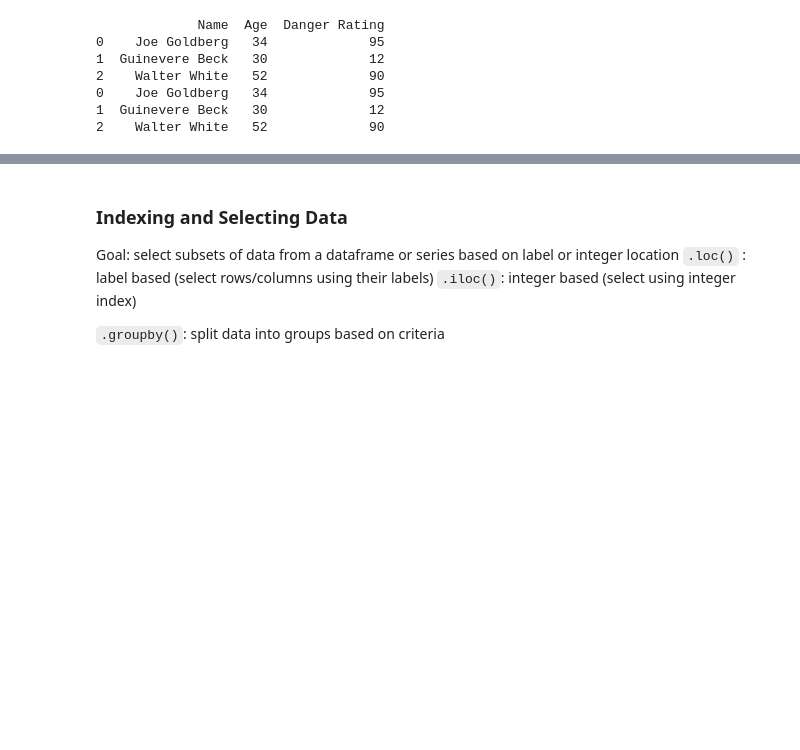
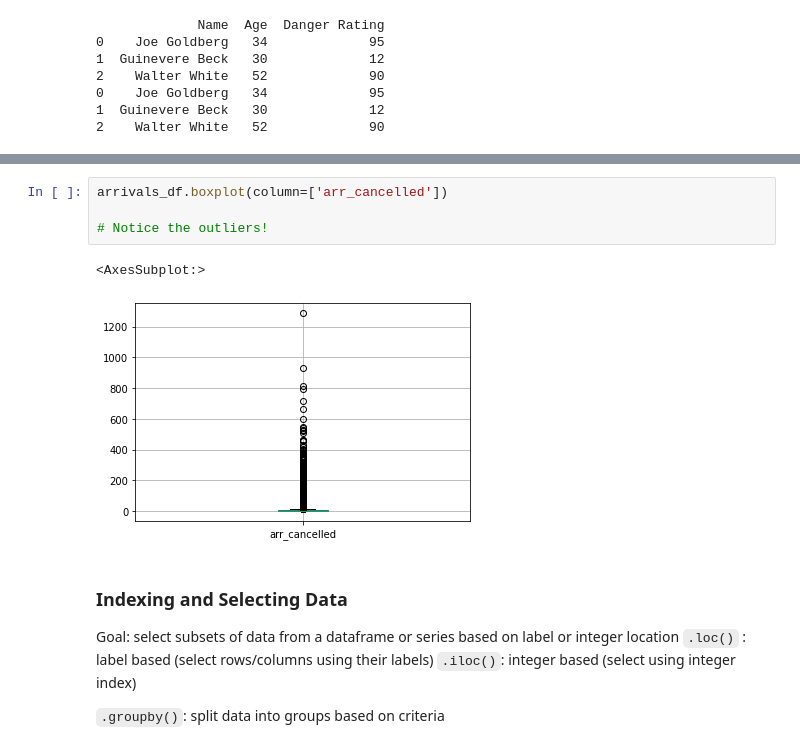
Before and after one commit to Davis-Data-Science-Club/Pandas-Tutorial, a Jupyter notebook: pandas_misc.ipynb, the cells around one changed output, grey strips where cells are left out. Saved outputs shown, nothing was run; the diff lists cells and outputs as text; blank space fills up the shorter version.

```diff
--- a/pandas_misc.ipynb
+++ b/pandas_misc.ipynb
@@ -119,3 +120,10 @@ print(df)
+# %%
+arrivals_df.boxplot(column=['arr_cancelled'])
+
+# Notice the outliers!
+# %% [output]
+<AxesSubplot:>
+[figure, added]
 # %% [markdown]
 ### Indexing and Selecting Data
 
```
Also changed, not shown: parts of 1 cell of this notebook, 1 other file.
